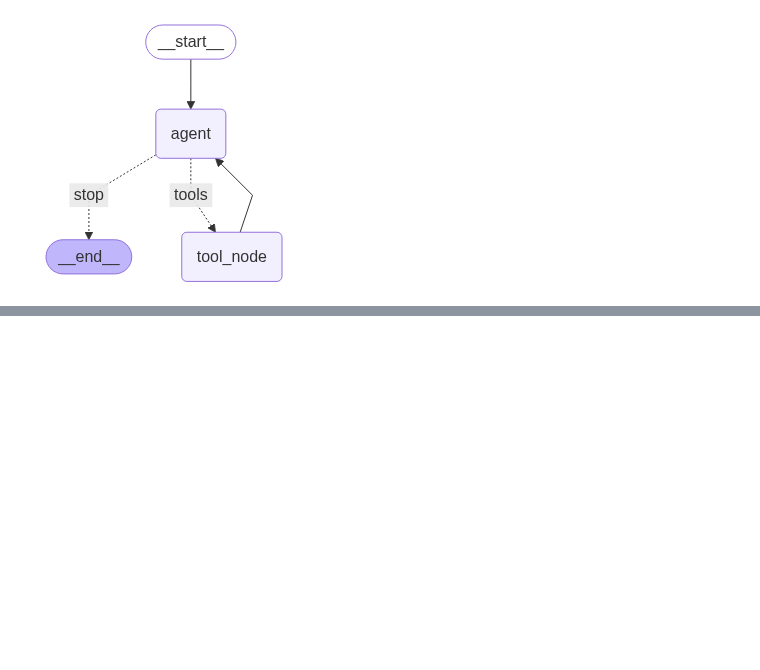
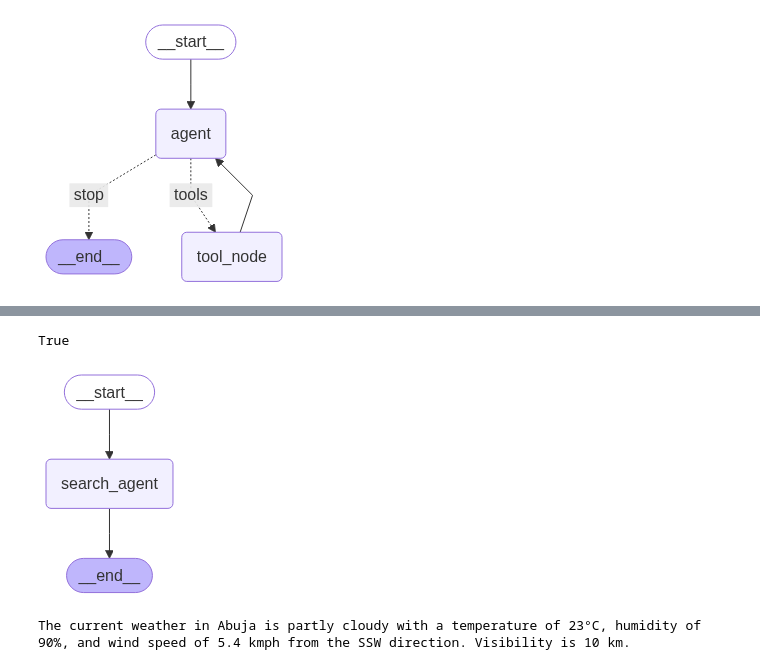
Before and after one commit to emmanuelbakare/langgraph01, a Jupyter notebook: 1.Langraph01/09_mulit_agent_architecture/notebook/Untitled.ipynb, the cells around one changed output, grey strips where cells are left out. Saved outputs shown, nothing was run; the diff lists cells and outputs as text; code cells hidden in the pictures; blank space fills up the shorter version.

Commit message:
Multi Agent Architecture 01

```diff
--- a/1.Langraph01/09_mulit_agent_architecture/notebook/Untitled.ipynb
+++ b/1.Langraph01/09_mulit_agent_architecture/notebook/Untitled.ipynb
@@ -71,0 +76,35 @@ KeyError: 'tool_node'
+# %%
+from typing import TypedDict, Annotated
+from langgraph.graph import add_messages, StateGraph, END, START
+from langchain_groq import ChatGroq
+from langchain_core.messages import HumanMessage
+
+
+load_dotenv()
+# %% [output]
+True
+# %%
+class ParentState(TypedDict):
+    messages: Annotated[list, add_messages]
+
+parent_graph = StateGraph(ParentState)
+
+#add the subgraph to a node
+parent_graph.add_node("search_agent", search_app)
+
+#connect the flow
+parent_graph.add_edge(START, "search_agent")
+parent_graph.add_edge("search_agent",END)
+
+parent_app = parent_graph.compile()
+
+parent_app
+# %% [output]
+[figure, added]
+# %%
+result = parent_app.invoke({
+   "messages": [HumanMessage(content="what is the weather in Abuja today")]
+})
+print(result["messages"][-1].content)
+# %% [output]
+The current weather in Abuja is partly cloudy with a temperature of 23°C, humidity of 90%, and wind speed of 5.4 kmph from the SSW direction. Visibility is 10 km.
```
Also changed, not shown: parts of 5 cells of this notebook, 1 other file.
